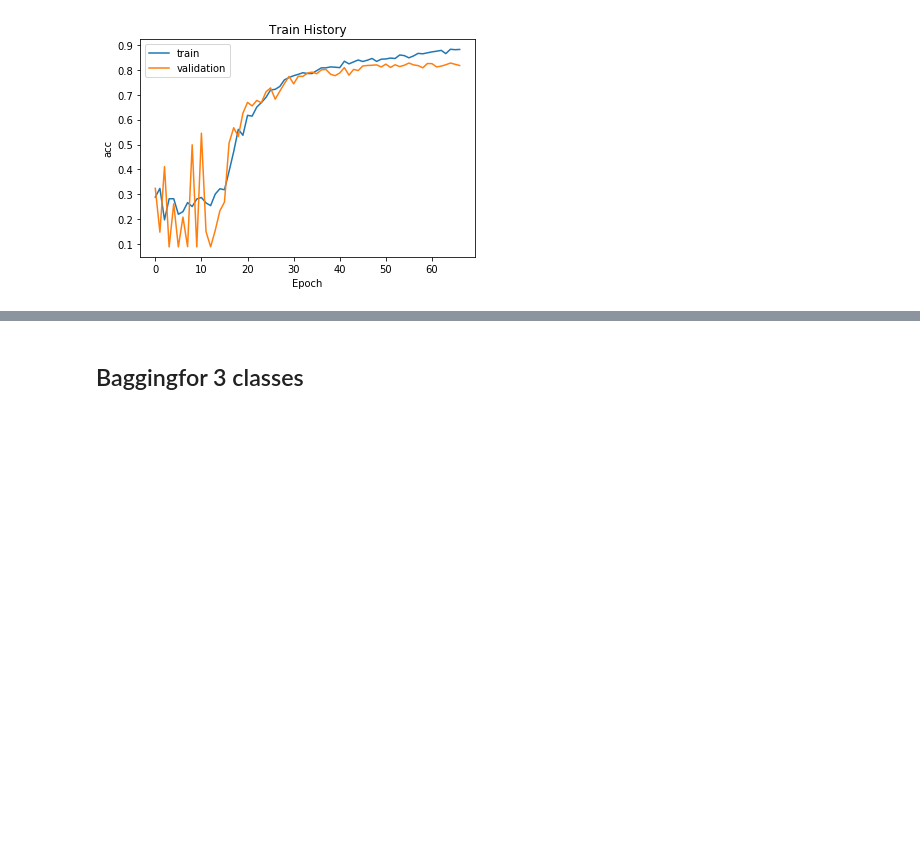
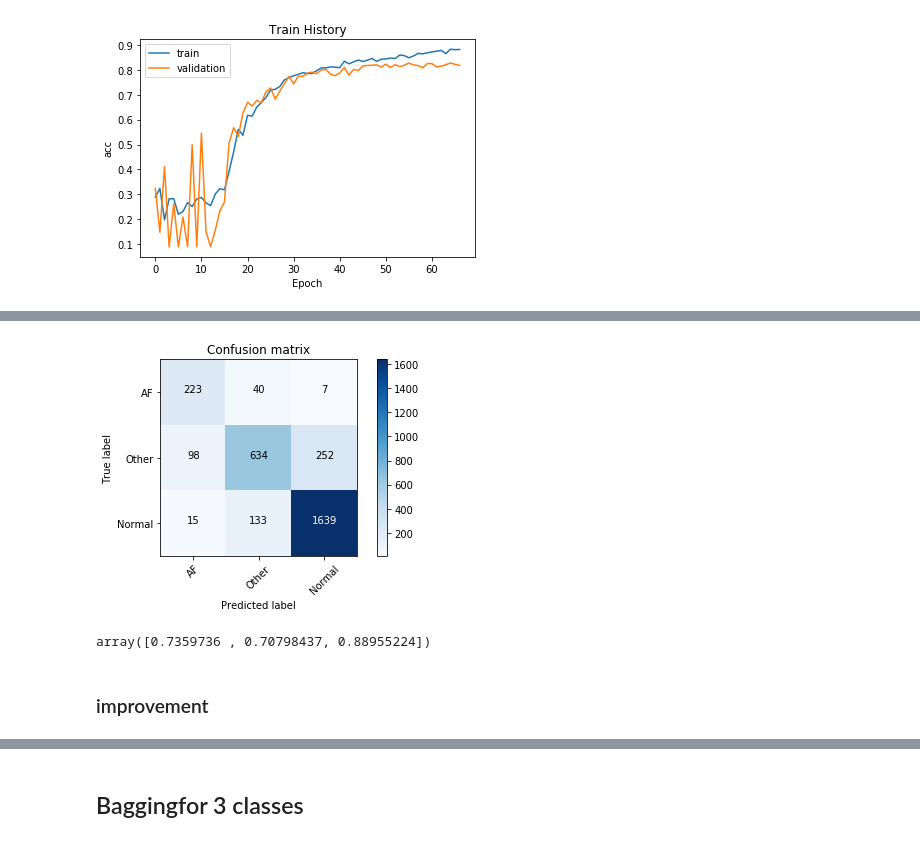
Before and after one commit to yanshuolee/ECG-AF-Detection, a Jupyter notebook: 1D CNN model_ver_0.2.ipynb, the cells around one changed output, grey strips where cells are left out. Cells and saved outputs as stored; diff of their text form; code cells hidden in the pictures; blank space fills up the shorter version.

```diff
--- a/1D CNN model_ver_0.2.ipynb
+++ b/1D CNN model_ver_0.2.ipynb
@@ -608,0 +610,16 @@ show_plot('loss', train_history_1)
+# %%
+from toolkit import plot_confusion_matrix
+from sklearn.metrics import confusion_matrix
+test_prediction = model.predict_classes(testData, batch_size=1)
+cnf_matrix = confusion_matrix(testL, test_prediction)
+plot_confusion_matrix.plot_confusion_matrix(cnf_matrix, classes=['AF','Other','Normal'], save_png=False)
+# %% [output]
+[figure, added]
+# %%
+from sklearn.metrics import f1_score
+result = f1_score(testL, test_prediction, average=None)
+result
+# %% [output]
+array([0.7359736 , 0.70798437, 0.88955224])
+# %% [markdown]
+### improvement
```
Also changed, not shown: parts of 12 cells of this notebook, 5 other files.
